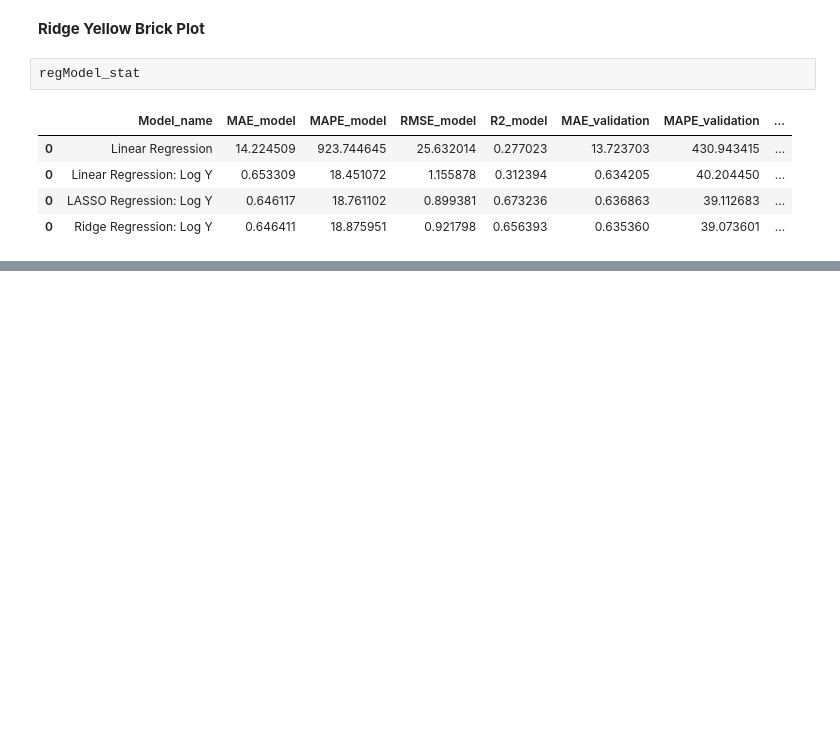
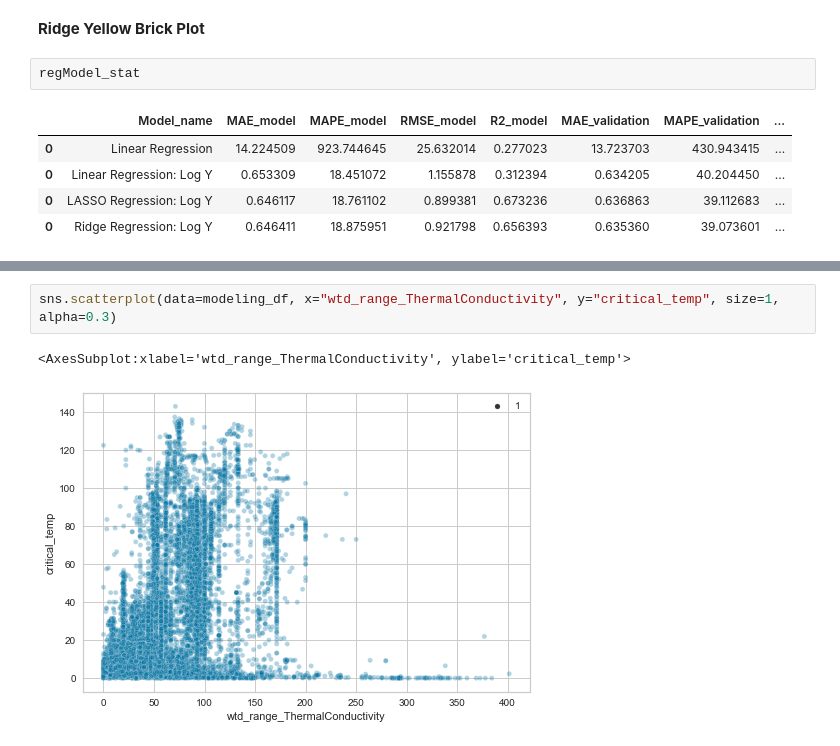
Before and after one commit to rickfontenot/QTW, a Jupyter notebook: Case Study 1/Case1_Rick.ipynb, the cells around one changed output, grey strips where cells are left out. Drawn from its saved outputs; the diff is of its cells as text; blank space fills up the shorter version.

```diff
--- a/Case Study 1/Case1_Rick.ipynb
+++ b/Case Study 1/Case1_Rick.ipynb
@@ -1453,0 +1482,5 @@ regModel_stat
+# %%
+sns.scatterplot(data=modeling_df, x="wtd_range_ThermalConductivity", y="critical_temp", size=1, alpha=0.3)
+# %% [output]
+<AxesSubplot:xlabel='wtd_range_ThermalConductivity', ylabel='critical_temp'>
+[figure, added]
```
Also changed, not shown: parts of 19 cells of this notebook, 5 other files.
